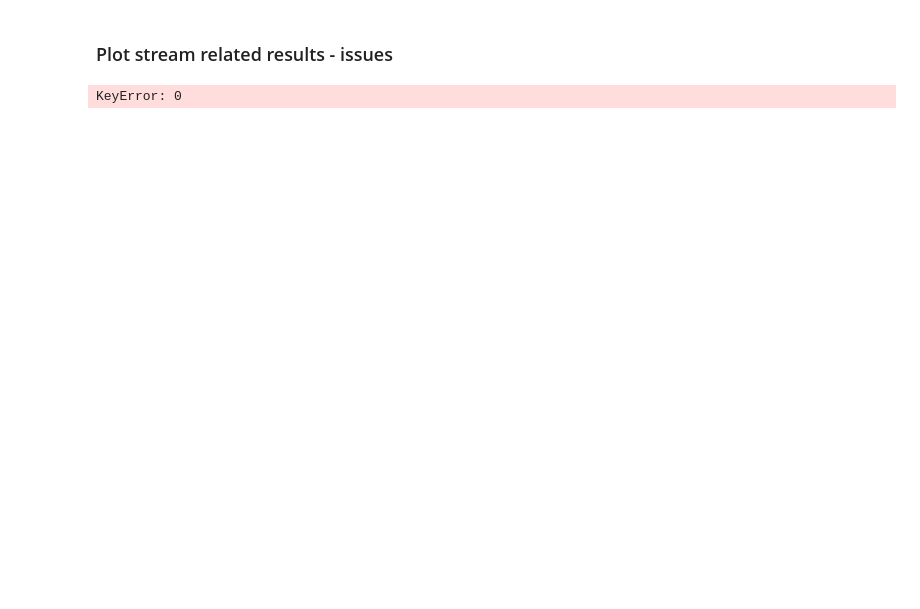
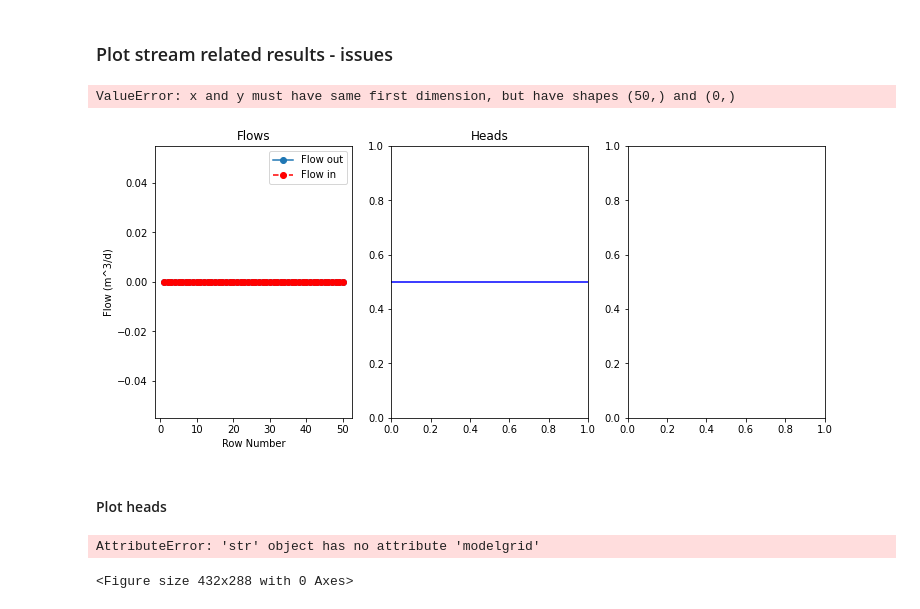
Before and after one commit to GW-modelling-Spring2022/homework-akahler03, a Jupyter notebook: Working/HW12_WatershedModel/HW12_restart_HW10.ipynb, the cells around one changed output. Drawn from its saved outputs; the diff is of its cells as text; code cells hidden in the pictures; blank space fills up the shorter version.

```diff
--- a/Working/HW12_WatershedModel/HW12_restart_HW10.ipynb
+++ b/Working/HW12_WatershedModel/HW12_restart_HW10.ipynb
@@ -412,31 +435,57 @@ FloPy is using the following executable to run the model: C:/Users/tento/Documen
 # %%
 # Reading budget and head output files
 budgobj1 = bf.CellBudgetFile(modelname1+'.cbc')   #reads the cell budget file
 #print(budgobj1.get_unique_record_names())
 frf = budgobj1.get_data(text='flow right face', totim=1.0) #returns an array of flow rates for right face of cells
 fff = budgobj1.get_data(text='flow front face', totim=1.0) #returns an array of flow rates for front face of cells
 leak = budgobj1.get_data(text='STREAM LEAKAGE', totim=1.0)
 
 str_outflow = budgobj1.get_data(text='STREAM FLOW OUT', totim=1.0)
 ch_flow = budgobj1.get_data(text='CONSTANT HEAD', totim=1.0)
 
 headobj = flopy.utils.binaryfile.HeadFile(modelname1+'.hds')
 head = headobj.get_data(totim=1.0)
 
 #Preparing variables for plotting
 leakage = leak[0]
 str_outflow = str_outflow[0]
 str_inflow = str_outflow[:nrow-1]
 str_inflow = str_inflow['q']
 str_inflow = str_inflow.tolist()
 str_inflow.insert(0, Flow_into_the_1st_reach)
 reach = np.arange(0,nrow,1) + 1
 head_reach=[]
-x_str = spd[0][2]        # Having issue here with size of array
-#x_str = str_spd[0][2]        # Having issue here with size of array
+#x_str = str_spd[0][2]        # Having issue calling dictionary as scalar
 
-x_str=int(x_str)
-for i in range(nrow):
-    head_reach.append(head[0][i][x_str])
+#x_str=int(x_str)
+#for i in range(nrow):
+#    head_reach.append(head[0][i][x_str])
+
+#####################################################################
+# Plotting reach wise water budget
+f, (ax1, ax2, ax3) = plt.subplots(1, 3, figsize=(12, 5))
+#ax.set_aspect('equal')
+ax1.set_title('Flows')
+# ax1.plot(reach, leakage['q'], lw=3, label="Leaked to Aquifer", marker='o')
+ax1.plot(reach, str_outflow['q'], label="Flow out", marker='o')
+ax1.plot(reach, str_inflow, color='red', label="Flow in", linestyle='--', marker='o')
+# ax1.axhline(y=0,  color='black', linestyle='--')
+ax1.set_xlabel('Row Number')
+#ax1.set_xticks(reach)
+ax1.set_ylabel('Flow (m^3/d)')
+ax1.legend()
+
+#####################################################################
+# Plotting reach wise heads
+ax2.set_title('Heads')
+ax2.axhline(y=stage,  color='blue', label="Stage Head")
+ax2.plot(reach, head_reach, color='red', label="Head in the Cell", marker='o')
+ax2.axhline(y=str_top,  color='tan', linestyle='--', label="Streambed Top")
+ax2.axhline(y=str_bott,  color='brown', linestyle='--', label="Streambed Bottom")
+ax2.set_xlabel('Row Number')
+#ax2.set_xticks(reach)
+ax2.set_ylabel('Head (m)')
+ax2.legend()
 # %% [output]
-KeyError: 0
+ValueError: x and y must have same first dimension, but have shapes (50,) and (0,)
+[figure, added]
@@ -444,0 +492,19 @@ np.shape(str_spd)
+# %% [markdown]
+#### Plot heads
+# %%
+# Plotting heads and flow arrows
+plt.figure()
+modelmap = flopy.plot.PlotMapView(model=modelname1, layer=0) #use modelmap to attach plot to model
+#grid = modelmap.plot_grid() #plot model grid
+contour_levels = np.linspace(head[0].min(),head[0].max(),15) #set contour levels for contouring head
+head_contours = modelmap.contour_array(head, levels=contour_levels) #create head contours
+flows = modelmap.plot_discharge(frf[0], fff[0], head=head) #create discharge arrows
+#display parameters
+plt.xlabel('Lx (m)',fontsize = 14)
+plt.ylabel('Ly (m)',fontsize = 14)
+#plt.title('Steady-State Pumping, Flow(f^3/d) and Head(m) Results', fontsize = 15, fontweight = 'bold')
+plt.colorbar(head_contours, aspect=5)
+plt.show(modelmap)
+# %% [output]
+AttributeError: 'str' object has no attribute 'modelgrid'
+<Figure size 432x288 with 0 Axes>
```
Also changed, not shown: parts of 5 cells of this notebook, 1 other file.
